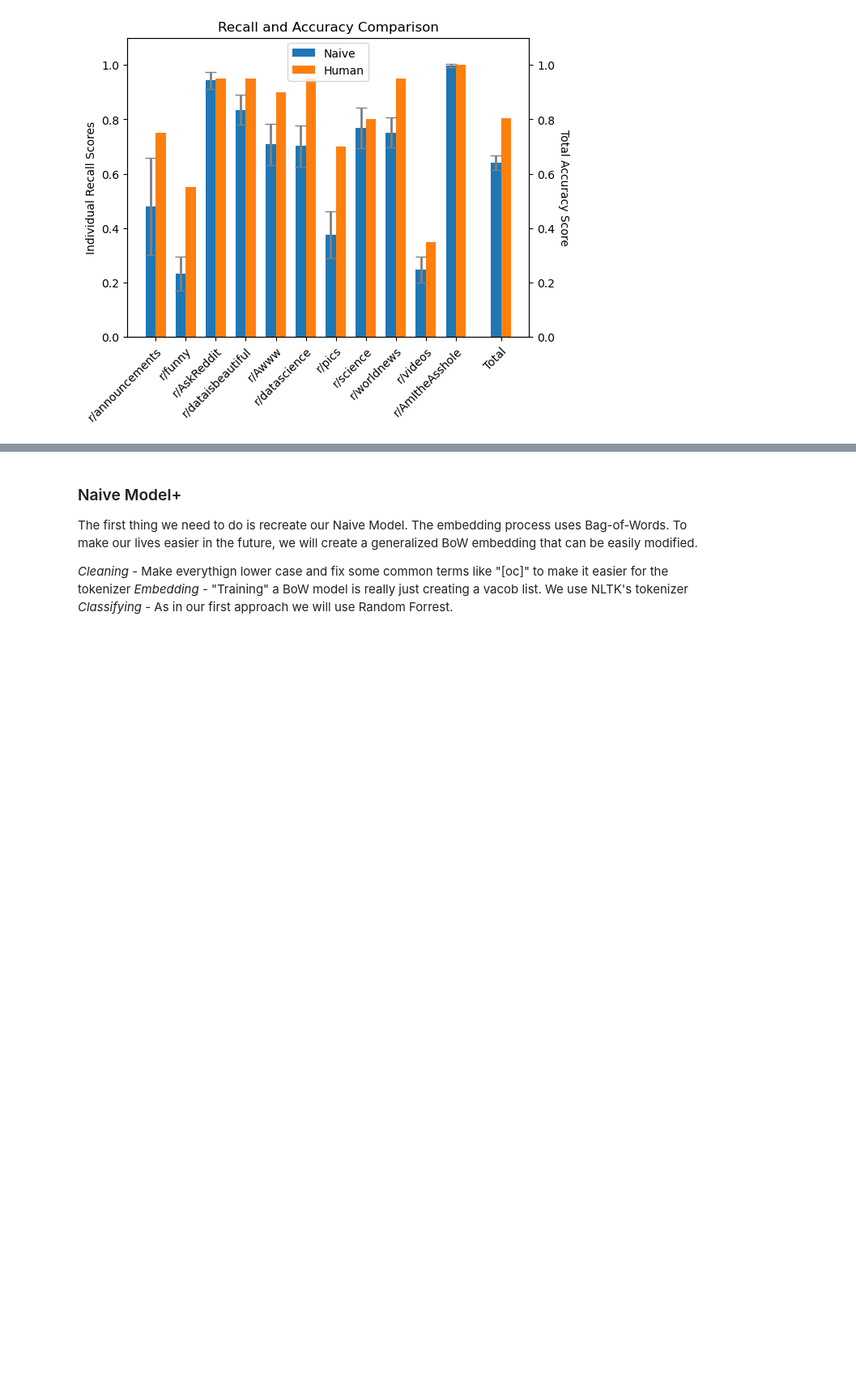
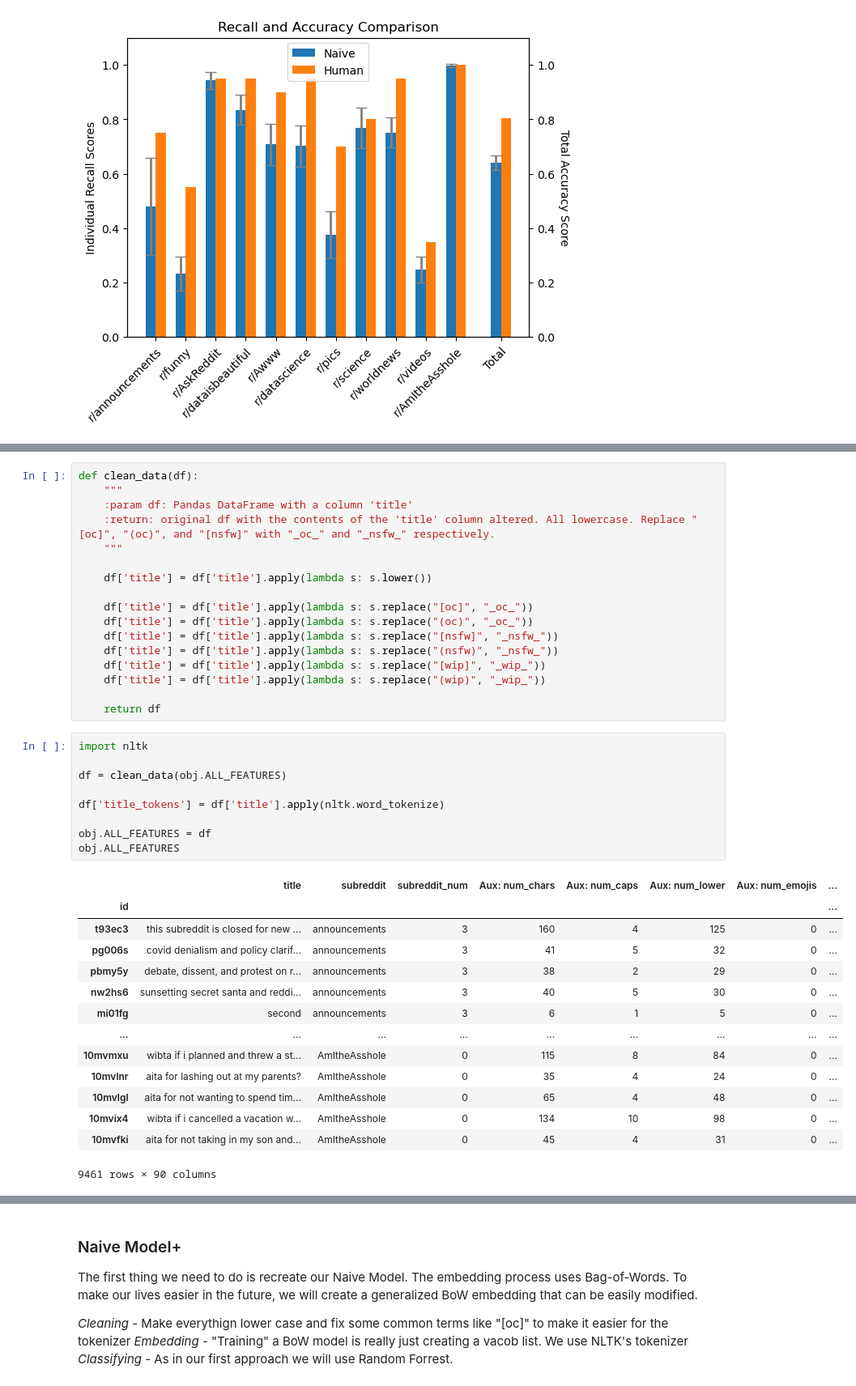
Before and after one commit to rainonej/Reddit-Projects, a Jupyter notebook: Subreddit Predictions/Model Comparison.ipynb, the cells around one changed output, grey strips where cells are left out. Shown: that part at 81% size. Drawn from its saved outputs; the diff is of its cells as text; blank space fills up the shorter version.

```diff
--- a/Subreddit Predictions/Model Comparison.ipynb
+++ b/Subreddit Predictions/Model Comparison.ipynb
@@ -105,0 +320,41 @@ obj.compare([ 'Naive', 'Human'], error_bars=True)
+# %%
+def clean_data(df):
+    """
+    :param df: Pandas DataFrame with a column 'title'
+    :return: original df with the contents of the 'title' column altered. All lowercase. Replace "[oc]", "(oc)", and "[nsfw]" with "_oc_" and "_nsfw_" respectively.
+    """
+
+    df['title'] = df['title'].apply(lambda s: s.lower())
+
+    df['title'] = df['title'].apply(lambda s: s.replace("[oc]", "_oc_"))
+    df['title'] = df['title'].apply(lambda s: s.replace("(oc)", "_oc_"))
+    df['title'] = df['title'].apply(lambda s: s.replace("[nsfw]", "_nsfw_"))
+    df['title'] = df['title'].apply(lambda s: s.replace("(nsfw)", "_nsfw_"))
+    df['title'] = df['title'].apply(lambda s: s.replace("[wip]", "_wip_"))
+    df['title'] = df['title'].apply(lambda s: s.replace("(wip)", "_wip_"))
+
+    return df
+# %%
+import nltk
+
+df = clean_data(obj.ALL_FEATURES)
+
+df['title_tokens'] = df['title'].apply(nltk.word_tokenize)
+
+obj.ALL_FEATURES = df
+obj.ALL_FEATURES
+# %% [output]
+|  | title | subreddit | subreddit_num | Aux: num_chars | Aux: num_caps | Aux: num_lower | Aux: num_emojis | ... |
+| id |  |  |  |  |  |  |  | ... |
+| t93ec3 | this subreddit is closed for new ... | announcements | 3 | 160 | 4 | 125 | 0 | ... |
+| pg006s | covid denialism and policy clarif... | announcements | 3 | 41 | 5 | 32 | 0 | ... |
+| pbmy5y | debate, dissent, and protest on r... | announcements | 3 | 38 | 2 | 29 | 0 | ... |
+| nw2hs6 | sunsetting secret santa and reddi... | announcements | 3 | 40 | 5 | 30 | 0 | ... |
+| mi01fg | second | announcements | 3 | 6 | 1 | 5 | 0 | ... |
+| ... | ... | ... | ... | ... | ... | ... | ... | ... |
+| 10mvmxu | wibta if i planned and threw a st... | AmItheAsshole | 0 | 115 | 8 | 84 | 0 | ... |
+| 10mvlnr | aita for lashing out at my parents? | AmItheAsshole | 0 | 35 | 4 | 24 | 0 | ... |
+| 10mvlgl | aita for not wanting to spend tim... | AmItheAsshole | 0 | 65 | 4 | 48 | 0 | ... |
+| 10mvix4 | wibta if i cancelled a vacation w... | AmItheAsshole | 0 | 134 | 10 | 98 | 0 | ... |
+| 10mvfki | aita for not taking in my son and... | AmItheAsshole | 0 | 45 | 4 | 31 | 0 | ... |
+9461 rows × 90 columns
```
Also changed, not shown: parts of 57 cells of this notebook, 2 other files.
